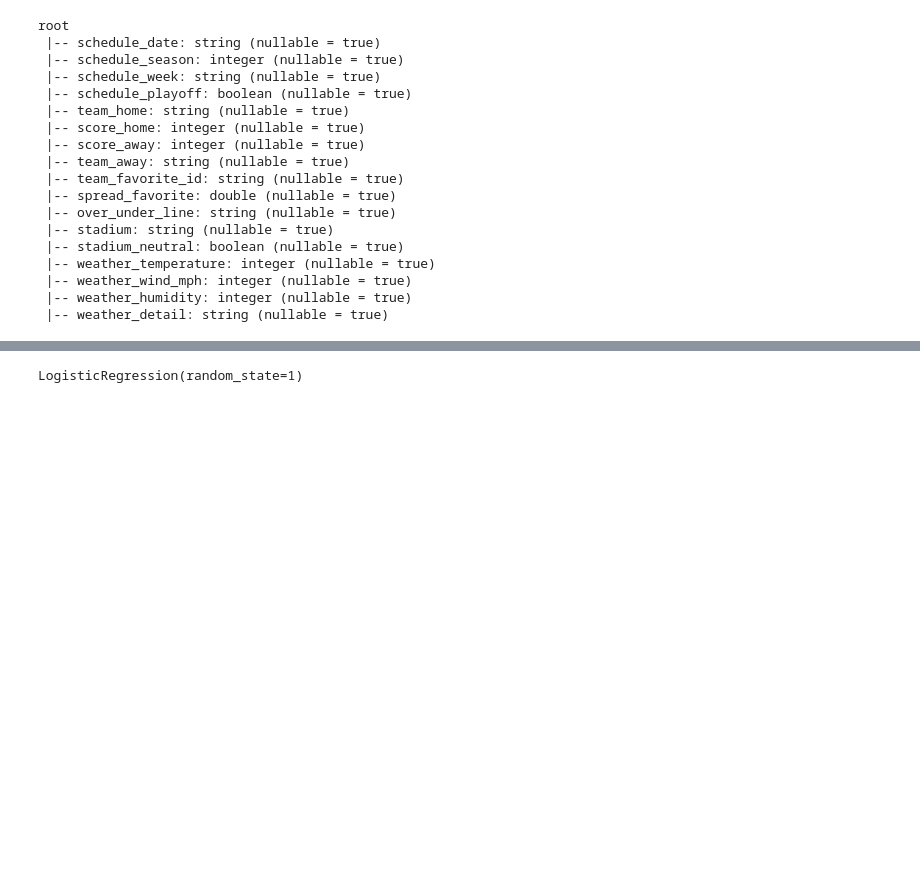
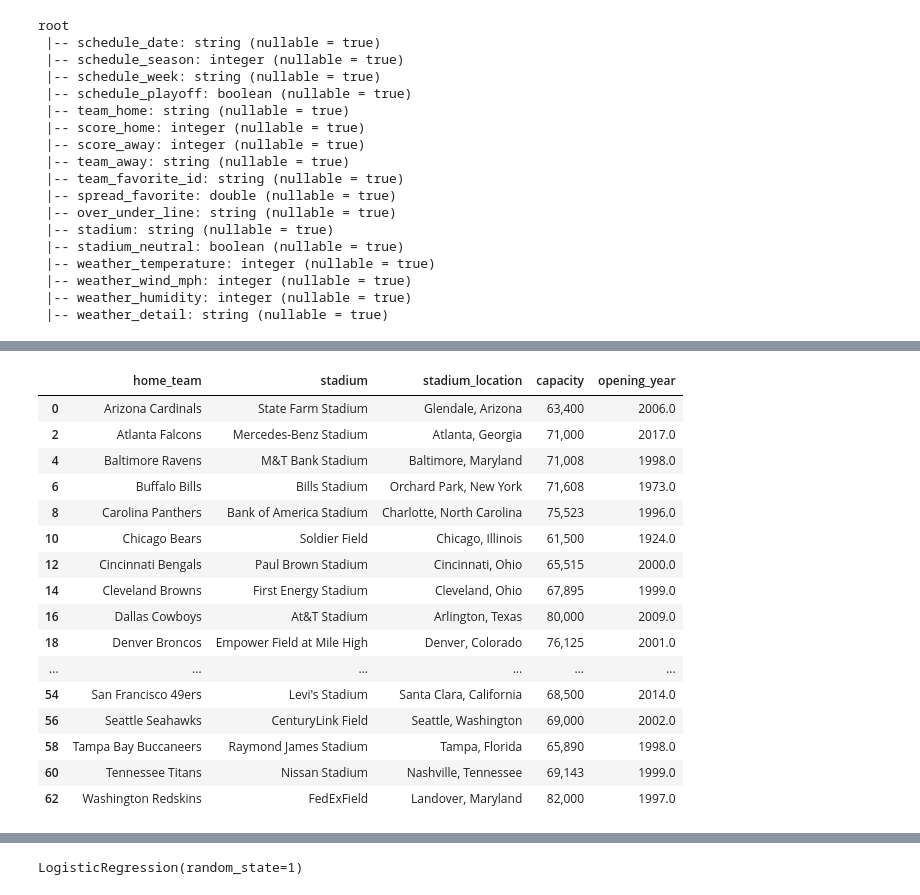
Before and after one commit to jnels4/nfl_predictions, a Jupyter notebook: NFL.ipynb, the cells around one changed output, grey strips where cells are left out. Drawn from its saved outputs; the diff is of its cells as text; code cells hidden in the pictures; blank space fills up the shorter version.

```diff
--- a/NFL.ipynb
+++ b/NFL.ipynb
@@ -97,3 +113,8 @@ root
  |-- weather_wind_mph: integer (nullable = true)
  |-- weather_humidity: integer (nullable = true)
  |-- weather_detail: string (nullable = true)
+# %%
+url = "https://nflpredictionsdataviz.s3.amazonaws.com/stadiums.csv"
+spark.sparkContext.addFile(url)
+NFL_stadiums_df = spark.read.option("encoding", "UTF-8").csv(SparkFiles.get("stadiums.csv"), sep=",", header=True, inferSchema=True)
+NFL_stadiums_df.show()
@@ -99,0 +139,22 @@ root
+# %%
+NFL_stadiums = NFL_stadiums_df.toPandas()
+NFL_stadiums = NFL_stadiums.dropna()
+NFL_stadiums.head(32)
+# %% [output]
+|  | home_team | stadium | stadium_location | capacity | opening_year |
+| 0 | Arizona Cardinals | State Farm Stadium | Glendale, Arizona | 63,400 | 2006.0 |
+| 2 | Atlanta Falcons | Mercedes-Benz Stadium | Atlanta, Georgia | 71,000 | 2017.0 |
+| 4 | Baltimore Ravens | M&T Bank Stadium | Baltimore, Maryland | 71,008 | 1998.0 |
+| 6 | Buffalo Bills | Bills Stadium | Orchard Park, New York | 71,608 | 1973.0 |
+| 8 | Carolina Panthers | Bank of America Stadium | Charlotte, North Carolina | 75,523 | 1996.0 |
+| 10 | Chicago Bears | Soldier Field | Chicago, Illinois | 61,500 | 1924.0 |
+| 12 | Cincinnati Bengals | Paul Brown Stadium | Cincinnati, Ohio | 65,515 | 2000.0 |
+| 14 | Cleveland Browns | First Energy Stadium | Cleveland, Ohio | 67,895 | 1999.0 |
+| 16 | Dallas Cowboys | At&T Stadium | Arlington, Texas | 80,000 | 2009.0 |
+| 18 | Denver Broncos | Empower Field at Mile High | Denver, Colorado | 76,125 | 2001.0 |
+| ... | ... | ... | ... | ... | ... |
+| 54 | San Francisco 49ers | Levi's Stadium | Santa Clara, California | 68,500 | 2014.0 |
+| 56 | Seattle Seahawks | CenturyLink Field | Seattle, Washington | 69,000 | 2002.0 |
+| 58 | Tampa Bay Buccaneers | Raymond James Stadium | Tampa, Florida | 65,890 | 1998.0 |
+| 60 | Tennessee Titans | Nissan Stadium | Nashville, Tennessee | 69,143 | 1999.0 |
+| 62 | Washington Redskins | FedExField | Landover, Maryland | 82,000 | 1997.0 |
```
Also changed, not shown: parts of 39 cells of this notebook.
